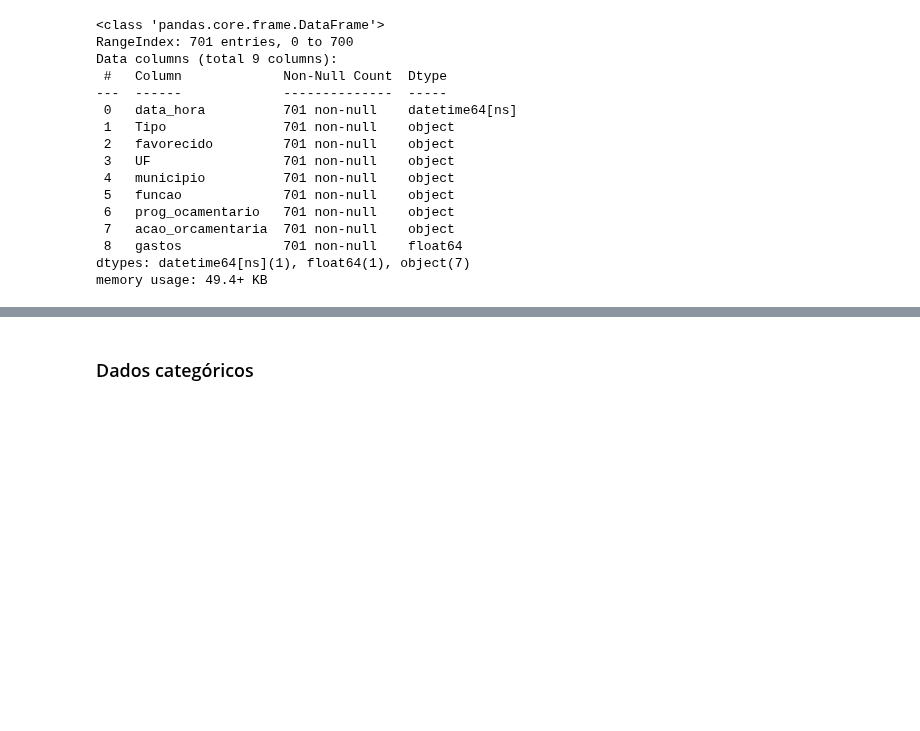
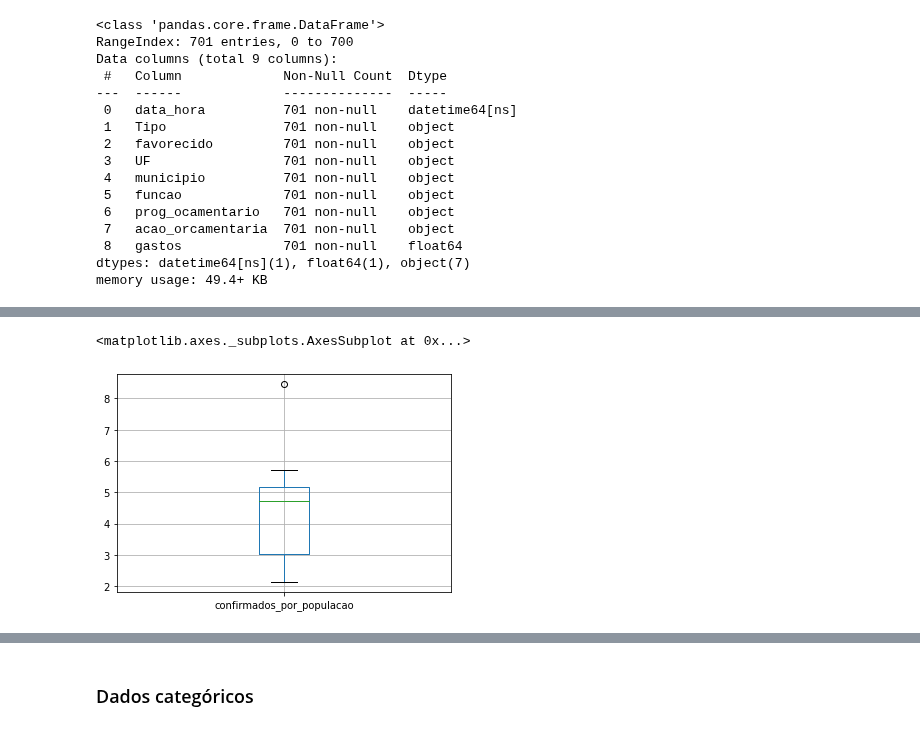
Before and after one commit to marcosw1998/Data-Science, a Jupyter notebook: Analysis_Notebook/covid_spends_brazil.ipynb, the cells around one changed output, grey strips where cells are left out. Saved outputs shown, nothing was run; the diff lists cells and outputs as text; code cells hidden in the pictures; blank space fills up the shorter version.

```diff
--- a/Analysis_Notebook/covid_spends_brazil.ipynb
+++ b/Analysis_Notebook/covid_spends_brazil.ipynb
@@ -344,0 +372,11 @@ memory usage: 49.4+ KB
+# %%
+#Alterando o nome das colunas e filtrando as cidades que decidimos analisar
+cidades = ['Arcoverde', 'Buíque', 'Caruaru', 'Garanhuns', 'Jaboatão dos Guararapes', 'Olinda', 'Paulista', 'Petrolina', 'Recife', 'Serra Talhada']
+covidPeCases= covidPeCases.filter(items=['city', 'last_available_confirmed','last_available_deaths','last_available_death_rate','estimated_population'])
+
+covidPeCases= covidPeCases.rename(columns={"city": "municipio", "last_available_confirmed": "casos_confirmados",
+                   "last_available_deaths": "mortes_confirmadas", "last_available_death_rate": "taxa_mortalidade",
+                   "estimated_population": "pop_estimada"})
+# %%
+covidPeCases = covidPeCases[covidPeCases.municipio.isin(cidades)]
+covidPeCases
@@ -344,0 +395,2 @@ memory usage: 49.4+ KB
+# %%
+covidPeCases['confirmados_por_populacao'] = covidPeCases['casos_confirmados']/covidPeCases['pop_estimada']
@@ -344,0 +408,5 @@ memory usage: 49.4+ KB
+# %%
+covidPeCases['pop_estimada'] = covidPeCases['pop_estimada'].apply(np.int64)
+covidPeCases['taxa_mortalidade'] = covidPeCases['taxa_mortalidade'] * 100
+covidPeCases['confirmados_por_populacao'] = (covidPeCases['confirmados_por_populacao'] * 100).round(2)
+covidPeCases
@@ -344,0 +425,5 @@ memory usage: 49.4+ KB
+# %%
+covidPeCases.boxplot(column=['confirmados_por_populacao'])
+# %% [output]
+<matplotlib.axes._subplots.AxesSubplot at 0x...>
+[figure, added]
```
Also changed, not shown: parts of 24 cells of this notebook.
